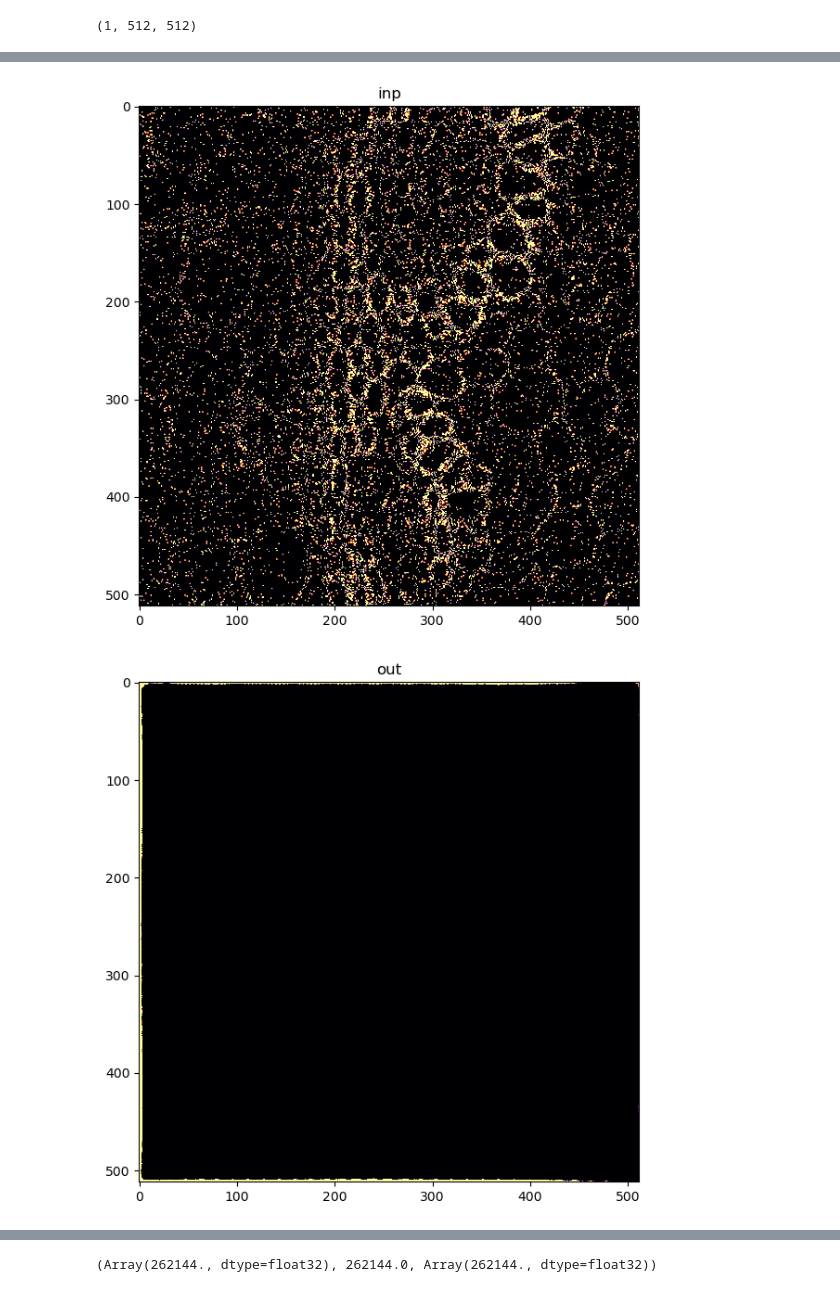
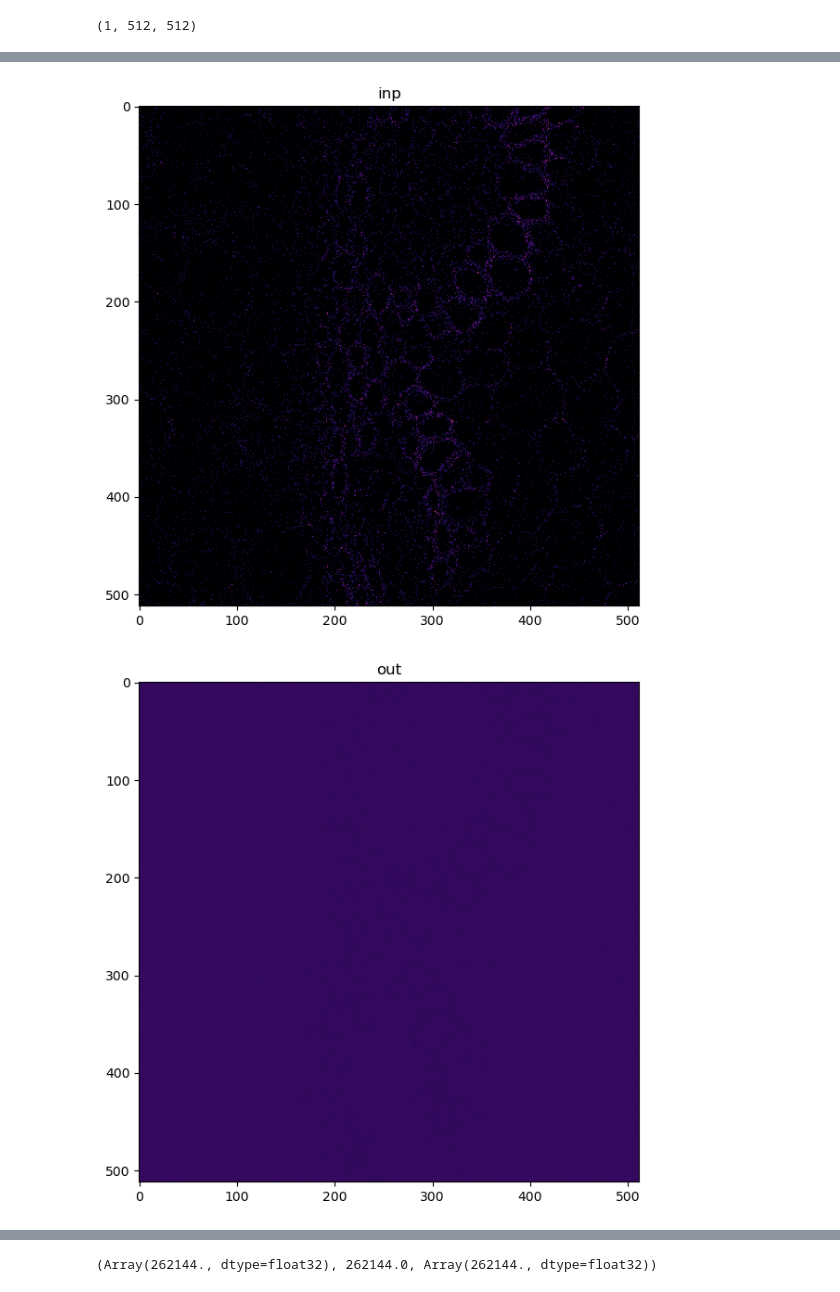
Before and after one commit to ankithsavio/msc-project, a Jupyter notebook: GAP-JAX/examples-jax/test-jax.ipynb, the cells around one changed output, grey strips where cells are left out. Cells and saved outputs as stored; diff of their text form; code cells hidden in the pictures.

```diff
--- a/GAP-JAX/examples-jax/test-jax.ipynb
+++ b/GAP-JAX/examples-jax/test-jax.ipynb
@@ -36,7 +36,7 @@ def psnrToString(inp):
 minpsnr = -40
 maxpsnr = -5
 
-name = 'm40tom5-256x256-jax-base-v3'
+name = 'm40tom5-256x256-jax-base-v4-pls'
 # CHECKPOINT_PATH = '/mnt/c/Users/ankit/Desktop/Msc AIML/Data/checkpoints/models/jax/'
 # CHECKPOINT_PATH  = "C:\\Users\\ankit\\Desktop\\Msc AIML\\Data\\checkpoints\\models\\jax\\windows\\"
 CHECKPOINT_PATH = '/home/ankith/temp/test/'
@@ -127,5 +96,5 @@ Val Loss: -0.2072650045156479
 # %%
-name = 'm40tom5-256x256-jax-base-v3'
+name = 'm40tom5-256x256-jax-base-v4-pls-pls'
 CHECKPOINT_PATH = '/mnt/c/Users/ankit/Desktop/Msc AIML/Data/checkpoints/models/jax/'
 # CHECKPOINT_PATH  = "C:\\Users\\ankit\\Desktop\\Msc AIML\\Data\\checkpoints\\models\\jax\\windows\\"
 # CHECKPOINT_PATH = '/home/ankith/temp/test/'
@@ -194,44 +161,44 @@ dataTest.shape
 (1, 512, 512)
 # %%
 for inp, gt in zip(dataTest, dataTestGT):
-    inpT = jnp.expand_dims(inp.astype(jnp.float32), axis = -1)
+    inpT = np.expand_dims(inp.astype(np.float32), axis = -1)
     print(f'inpT shape {inpT[None].shape}')
     # inpT = inpT/inpT.sum()
     out = jnp.exp(model.apply(state.params, inpT[None]))
     print(f'inp shape: {inp.shape}')
     print(f'out shape: {out.shape}')
-    # out = inp.sum() * out / out.sum()
+    out = inp.sum() * out / out.sum()
 
     print(gt.max(), gt.min(), gt.std(), np.percentile(gt,99.9), np.percentile(gt,50))
 
     inp = inp/inp.mean()
     out = out/out.mean()
     gt = gt/gt.mean()
     vmax = np.percentile(gt,99)
 
     plt.figure(figsize=(7,7))
-    plt.imshow(inp,vmin = 0, vmax = vmax, cmap = "inferno")
+    plt.imshow(inpT[:, :, 0],vmin = 0, vmax = vmax, cmap = "inferno")
     plt.title('inp')
     plt.show()
 
-    vmax = np.percentile(out,99)
+    vmax = np.percentile(gt,99)
     plt.figure(figsize=(7,7))
     plt.imshow(out[0,:,:,0],vmin = 0, vmax = vmax, cmap = "inferno")
     plt.title('out')
     plt.show()
 
     vmax = np.percentile(gt,99)
     plt.figure(figsize=(7,7))
     plt.imshow(gt,vmin = 0,vmax = vmax, cmap = "inferno")
     plt.title('GT')
     plt.show()
 # %% [output]
 inpT shape (1, 512, 512, 1)
 inp shape: (512, 512)
 out shape: (1, 512, 512, 1)
 332 0 44.3373404001294 272.0 17.0
-[figure, old version]
+[figure, new version]
-[figure, old version]
+[figure, new version]
 [figure]
 # %%
 out.min(), inp.min(), gt.min(), out.max(), inp.max(), gt.max()
```
Also changed, not shown: parts of 11 cells of this notebook.
